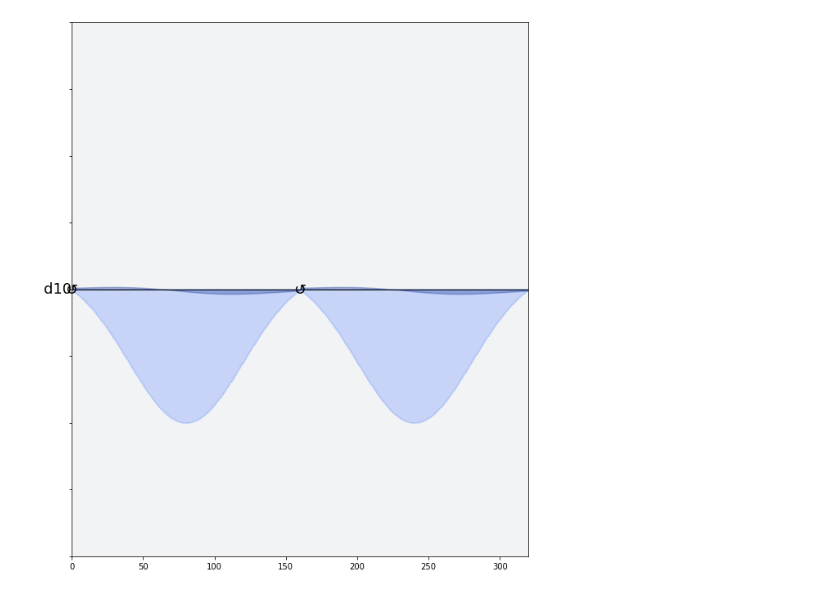
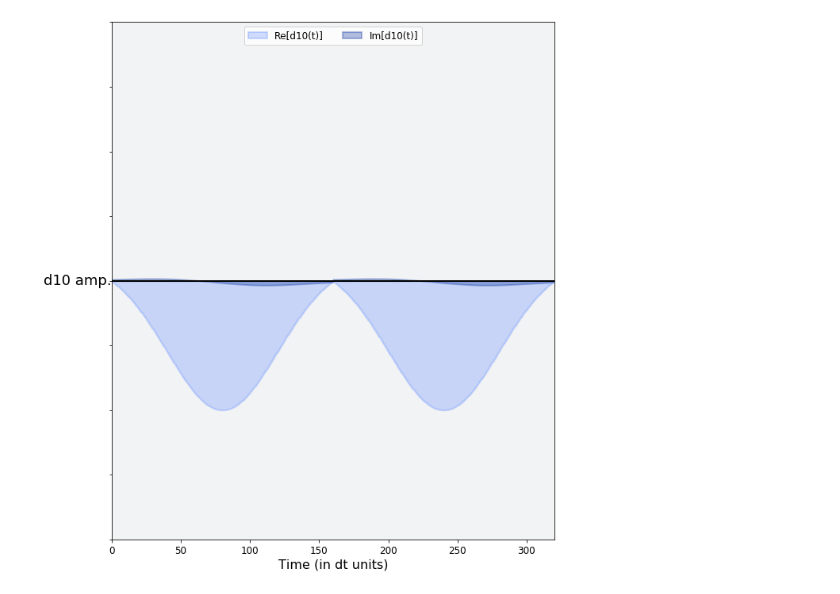
Before and after one commit to singular-value/optimizations_via_openpulse, a Jupyter notebook: Figures/standard_vs_direct_x_gate.ipynb, the cells around one changed output. Cells and saved outputs as stored; diff of their text form; code cells hidden in the pictures.

```diff
--- a/Figures/standard_vs_direct_x_gate.ipynb
+++ b/Figures/standard_vs_direct_x_gate.ipynb
@@ -16,16 +16,16 @@ sys.path.append('../')
 import pulse_compiler_helper_fns
 # %%
 backend = FakeAlmaden()
+defaults = backend.defaults()
 system = q.pulse.PulseChannelSpec.from_backend(backend)
-back_config = backend.configuration().to_dict()
-cmd_def = q.pulse.CmdDef.from_defaults(backend.defaults().cmd_def, backend.defaults().pulse_library)
-measure = cmd_def.get('measure', qubits=backend.configuration().meas_map[0])
+circ_inst_map = defaults.circuit_instruction_map
+measure = circ_inst_map.get('measure', qubits=backend.configuration().meas_map[0])
 backend_sim = qiskit.Aer.get_backend('pulse_simulator')
 # %%
-schedule = cmd_def.get('u3', qubits=[10], P0=np.pi, P1=0, P2=np.pi)
-schedule.draw(channels=[system.qubits[10].drive], framechange=True, table=False, filename='standard_x.svg')
+schedule = circ_inst_map.get('u3', qubits=[10], P0=np.pi, P1=0, P2=np.pi)
+schedule.draw(channels=[system.qubits[10].drive], framechange=False, table=False, filename='standard_x.svg')
 # %% [output]
-[figure, old version]
+[figure, new version]
 # %%
 circuit = q.QuantumCircuit(20)
 circuit.x(10)
```
Also changed, not shown: parts of 1 cell of this notebook, 9 other files.
